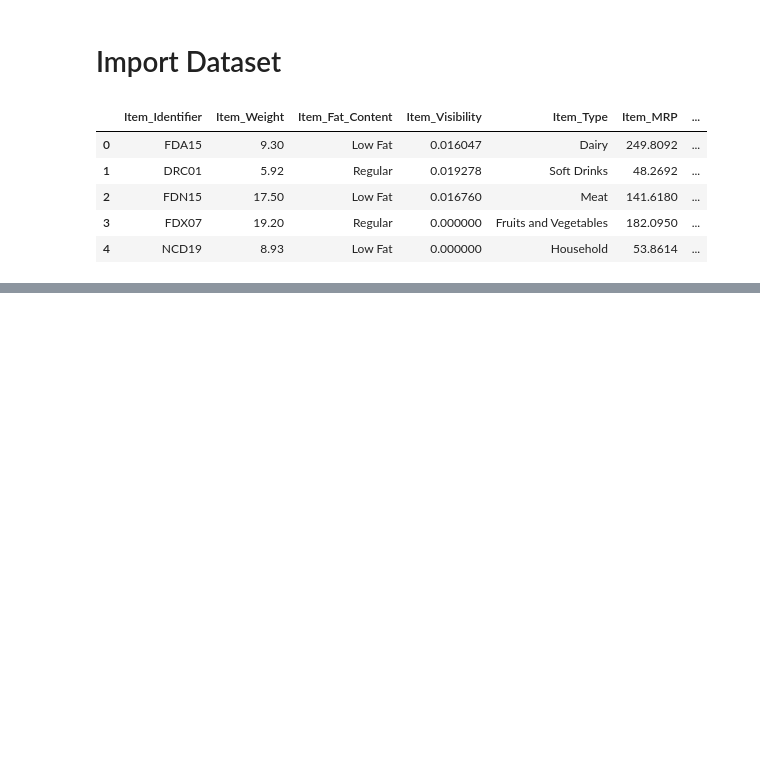
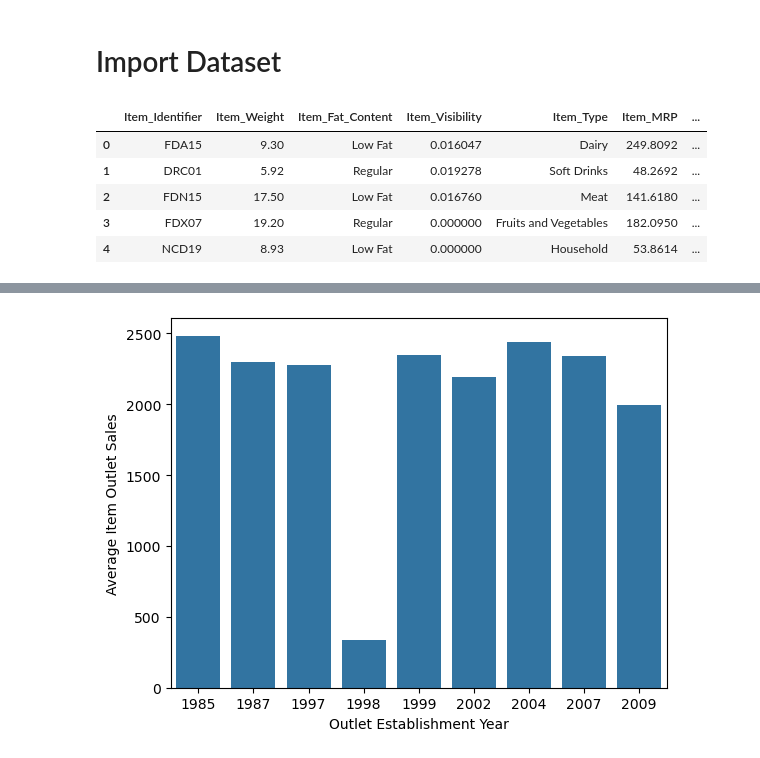
Before and after one commit to itsmohsentaheri-gif/Bigmart-Sales, a Jupyter notebook: BigmartSales.ipynb, the cells around one changed output, grey strips where cells are left out. Cells and saved outputs as stored; diff of their text form; code cells hidden in the pictures; blank space fills up the shorter version.

```diff
--- a/BigmartSales.ipynb
+++ b/BigmartSales.ipynb
@@ -15,0 +103,9 @@ df.head()
+# %%
+sales_by_year = df.groupby('Outlet_Establishment_Year')['Item_Outlet_Sales'].mean().reset_index()
+
+sns.barplot(x='Outlet_Establishment_Year', y='Item_Outlet_Sales', data=sales_by_year)
+plt.xlabel('Outlet Establishment Year')
+plt.ylabel('Average Item Outlet Sales')
+plt.show()
+# %% [output]
+[figure, added]
```
Also changed, not shown: parts of 10 cells of this notebook.
